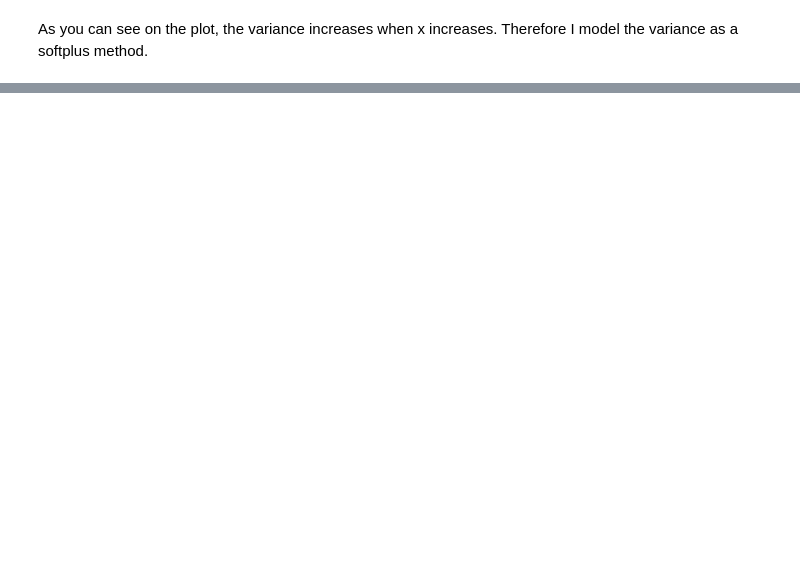
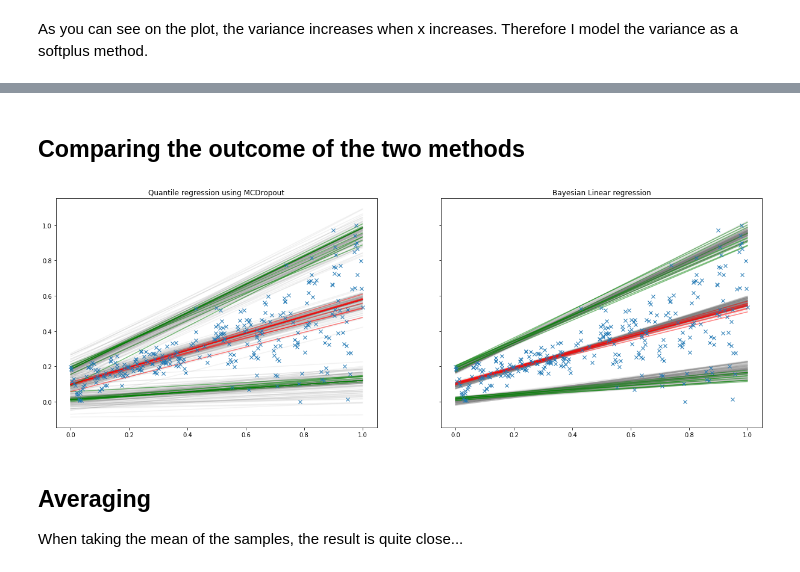
Before and after one commit to YuRiTan/prediction-uncertainty, a Jupyter notebook: notebooks/uncertainty_regression.ipynb, the cells around one changed output, grey strips where cells are left out. Cells and saved outputs as stored; diff of their text form; code cells hidden in the pictures; blank space fills up the shorter version.

```diff
--- a/notebooks/uncertainty_regression.ipynb
+++ b/notebooks/uncertainty_regression.ipynb
@@ -231,0 +290,8 @@ tensor([[-1, -2, -1],
+# %%
+with torch.no_grad():
+    model.train()
+    x_val_test = torch.zeros(x_val.shape)
+    preds_test = np.array([model(x_val_test).numpy() for _ in range(1000)])
+
+assert np.array_equal(preds_test[:, 0], preds_test[:, 1]) == True  # every row in batch is masked equally
+assert np.array_equal(preds_test[0, :], preds_test[1, :]) == False  # every column (hidden feature) is masked randomly per batch
@@ -231,0 +300,4 @@ tensor([[-1, -2, -1],
+# %%
+with torch.no_grad():
+    model.train()
+    preds = np.array([model(x_val).numpy() for _ in range(1000)])
@@ -231,0 +306,4 @@ tensor([[-1, -2, -1],
+# %%
+preds_ = np.swapaxes(np.swapaxes(preds, 0, -1), 0, 1)
+preds_.shape
+preds.shape, preds_.shape
@@ -231,0 +312,4 @@ tensor([[-1, -2, -1],
+# %%
+sorted_index = x_val.argsort(axis=0).flatten()
+x_, y_hat = x_val[sorted_index, ...].numpy(), preds_[sorted_index, ...]
+x_.shape, y_hat.shape
@@ -231,0 +337,29 @@ tensor([[-1, -2, -1],
+# %% [markdown]
+## Comparing the outcome of the two methods
+# %%
+fig, axes = plt.subplots(1, 2, sharex=True, sharey=True, figsize=(21,7))
+n = 200
+n_c = 10
+
+axes[0].plot(x_, y_hat[:, 0, :n], c='grey', alpha=.1)
+axes[0].plot(x_, y_hat[:, 2, :n], c='grey', alpha=.1)
+axes[0].plot(x_, y_hat[:, 4, :n], c='grey', alpha=.1)
+axes[0].plot(x_, y_hat[:, 0, n:n+n_c], c='green', alpha=.5)
+axes[0].plot(x_, y_hat[:, 2, n:n+n_c], c='red', alpha=.5)
+axes[0].plot(x_, y_hat[:, 4, n:n+n_c], c='green', alpha=.5)
+axes[0].plot(x, y, 'x')
+axes[0].set_title('Quantile regression using MCDropout')
+
+axes[1].plot(x_, (trace['alpha'][:n] + trace['beta'][:n] * x_), alpha=.1, c='grey')
+axes[1].plot(x_, std_2_min[:, :n], alpha=.1, c='grey')
+axes[1].plot(x_, std_2_plus[:, :n], alpha=.1, c='grey')
+axes[1].plot(x_, (trace['alpha'][n:n+n_c] + trace['beta'][n:n+n_c] * x_), alpha=.5, c='red')
+axes[1].plot(x_, std_2_min[:, n:n+n_c], alpha=.5, c='green')
+axes[1].plot(x_, std_2_plus[:, n:n+n_c], alpha=.5, c='green')
+axes[1].plot(x, y, 'x')
+axes[1].set_title('Bayesian Linear regression');
+# %% [output]
+[figure, added]
+# %% [markdown]
+## Averaging
+When taking the mean of the samples, the result is quite close...
```
Also changed, not shown: parts of 44 cells of this notebook.
